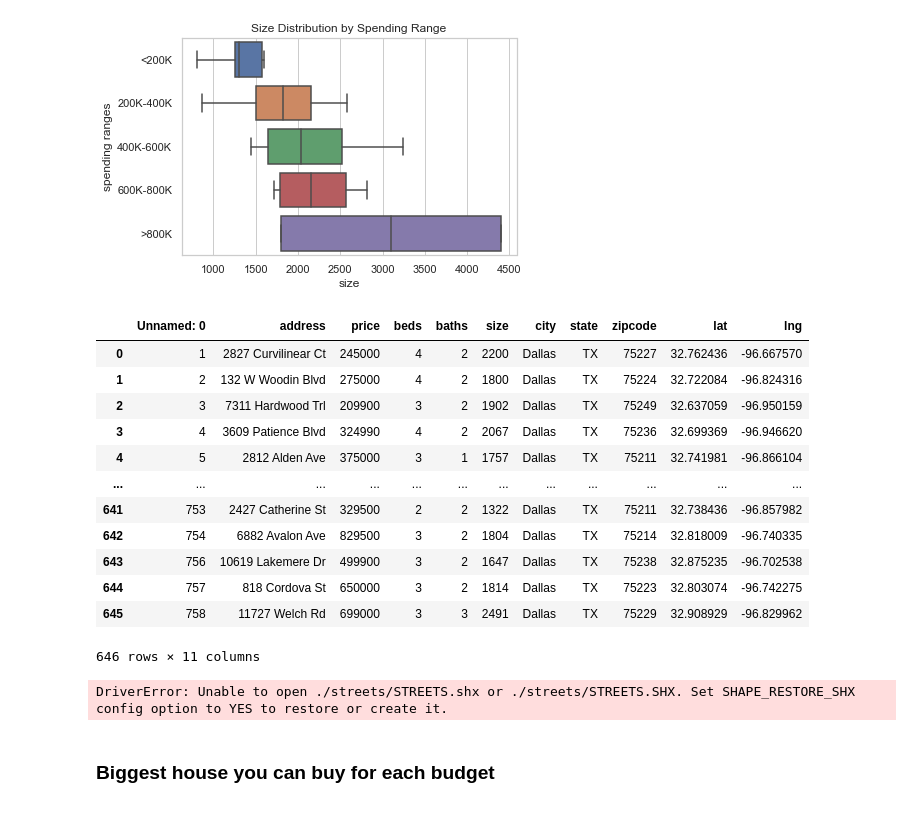
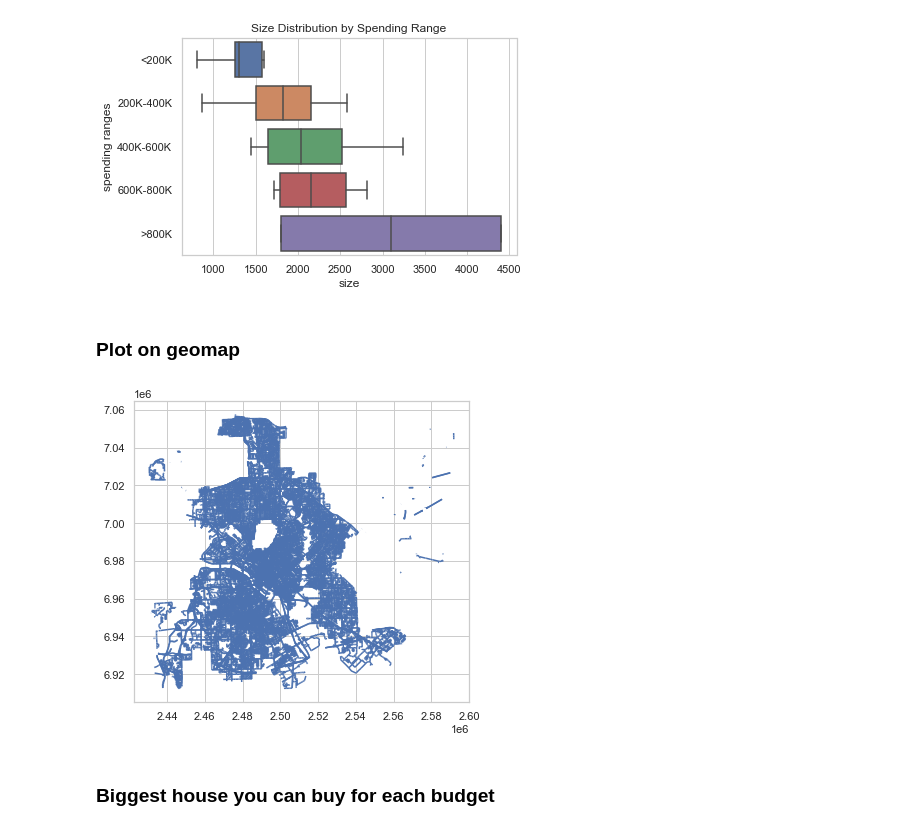
Before and after one commit to Mvhaynes/dallas-house-prices, a Jupyter notebook: dallas_housing_market.ipynb, the cells around one changed output. Drawn from its saved outputs; the diff is of its cells as text; code cells hidden in the pictures.

```diff
--- a/dallas_housing_market.ipynb
+++ b/dallas_housing_market.ipynb
@@ -132,30 +132,16 @@ plt.show()
 #     except:
 #         pass
 # %%
-# Save as csv to avoid running the api again
+## Save as csv to avoid running the api again
 # houses.to_csv('./output/houses.csv')
 
 # If restarting kernel run:
-# pd.read_csv('./output/houses.csv')
+houses = pd.read_csv('./output/houses.csv')
-# %% [output]
-|  | Unnamed: 0 | address | price | beds | baths | size | city | state | zipcode | lat | lng |
-| 0 | 1 | 2827 Curvilinear Ct | 245000 | 4 | 2 | 2200 | Dallas | TX | 75227 | 32.762436 | -96.667570 |
-| 1 | 2 | 132 W Woodin Blvd | 275000 | 4 | 2 | 1800 | Dallas | TX | 75224 | 32.722084 | -96.824316 |
-| 2 | 3 | 7311 Hardwood Trl | 209900 | 3 | 2 | 1902 | Dallas | TX | 75249 | 32.637059 | -96.950159 |
-| 3 | 4 | 3609 Patience Blvd | 324990 | 4 | 2 | 2067 | Dallas | TX | 75236 | 32.699369 | -96.946620 |
-| 4 | 5 | 2812 Alden Ave | 375000 | 3 | 1 | 1757 | Dallas | TX | 75211 | 32.741981 | -96.866104 |
-| ... | ... | ... | ... | ... | ... | ... | ... | ... | ... | ... | ... |
-| 641 | 753 | 2427 Catherine St | 329500 | 2 | 2 | 1322 | Dallas | TX | 75211 | 32.738436 | -96.857982 |
-| 642 | 754 | 6882 Avalon Ave | 829500 | 3 | 2 | 1804 | Dallas | TX | 75214 | 32.818009 | -96.740335 |
-| 643 | 756 | 10619 Lakemere Dr | 499900 | 3 | 2 | 1647 | Dallas | TX | 75238 | 32.875235 | -96.702538 |
-| 644 | 757 | 818 Cordova St | 650000 | 3 | 2 | 1814 | Dallas | TX | 75223 | 32.803074 | -96.742275 |
-| 645 | 758 | 11727 Welch Rd | 699000 | 3 | 3 | 2491 | Dallas | TX | 75229 | 32.908929 | -96.829962 |
-646 rows × 11 columns
-# %%
-# Plot zip codes on heat/density map based on price
-cities = gpd.read_file('./streets/STREETS.shp')
-fig, ax = plt.subplots(figsize = (10,10))
-cities.plot(ax=ax)
-plt.show()
-# %% [output]
-DriverError: Unable to open ./streets/STREETS.shx or ./streets/STREETS.SHX. Set SHAPE_RESTORE_SHX config option to YES to restore or create it.
+# %% [markdown]
+### Plot on geomap
+# %%
+dallasMap = gpd.read_file('./streets/streets.shp')
+dallasMap.plot(figsize=(6,6))
+plt.show()
+# %% [output]
+[figure, added]
```
Also changed, not shown: parts of 1 cell of this notebook.
